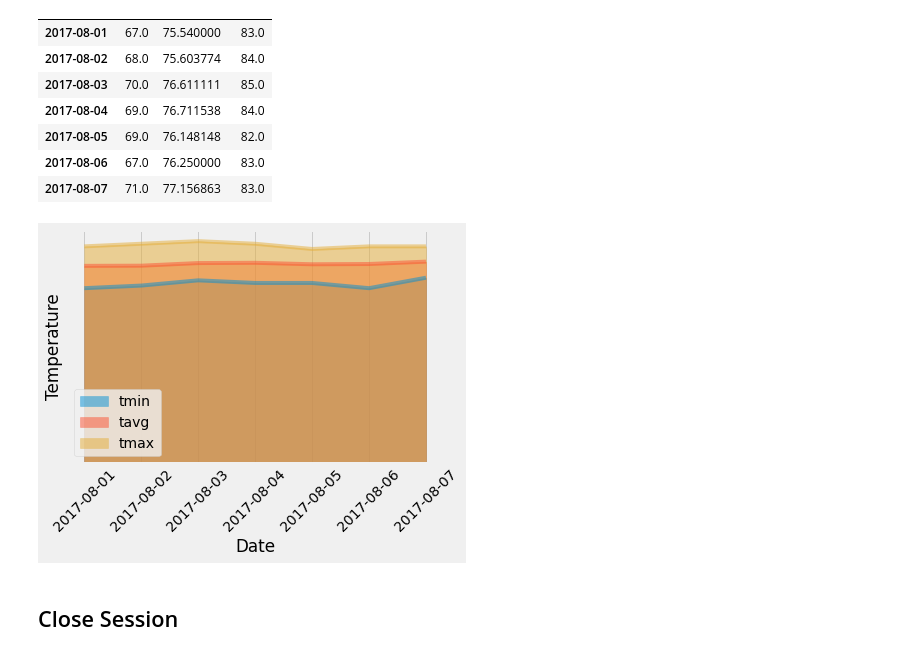
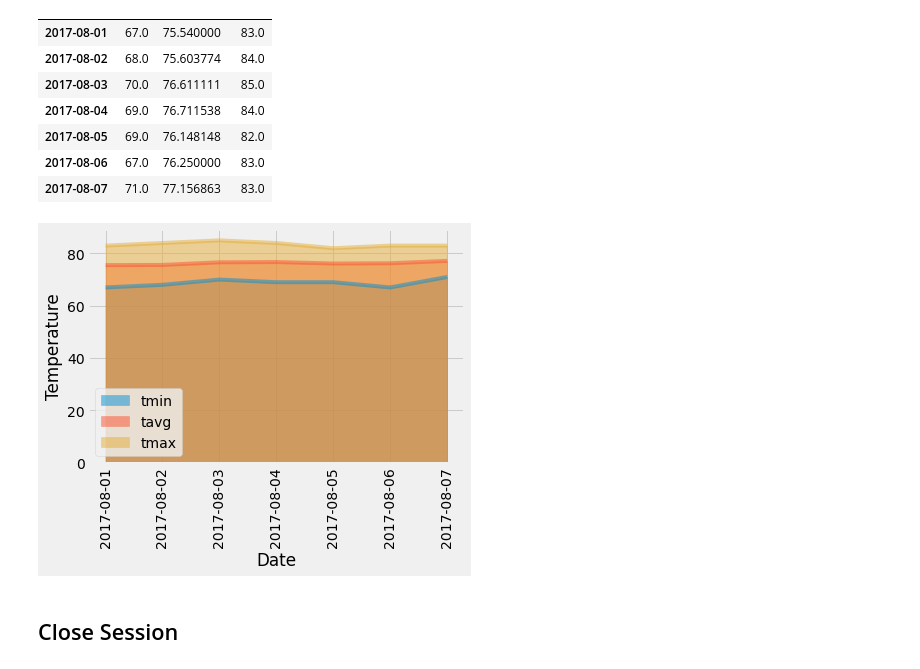
Before and after one commit to Kpearson72/sqlalchemy-challenge, a Jupyter notebook: temp_analysis_bonus_2_starter.ipynb, the cells around one changed output. Drawn from its saved outputs; the diff is of its cells as text; code cells hidden in the pictures.

```diff
--- a/temp_analysis_bonus_2_starter.ipynb
+++ b/temp_analysis_bonus_2_starter.ipynb
@@ -169,12 +165,12 @@ normals_df.drop(columns=['normals'])
 | 2017-08-07 | 71.0 | 77.156863 | 83.0 |
 # %%
 # Plot the daily normals as an area plot with `stacked=False`
-ax = normals_df.plot.area(ylabel='Temperature', rot=45,stacked=False)
-ax.set_yticks([])
+ax = normals_df.plot.area(ylabel='Temperature', rot=90,stacked=False)
+
 
 plt.savefig('Images/DailyRainfallAverage.png', bbox_inches='tight',dpi = 150)
 # %% [output]
-[figure, old version]
+[figure, new version]
 # %% [markdown]
 ## Close Session
 # %%
```
Also changed, not shown: parts of 1 cell of this notebook, 9 other files.
